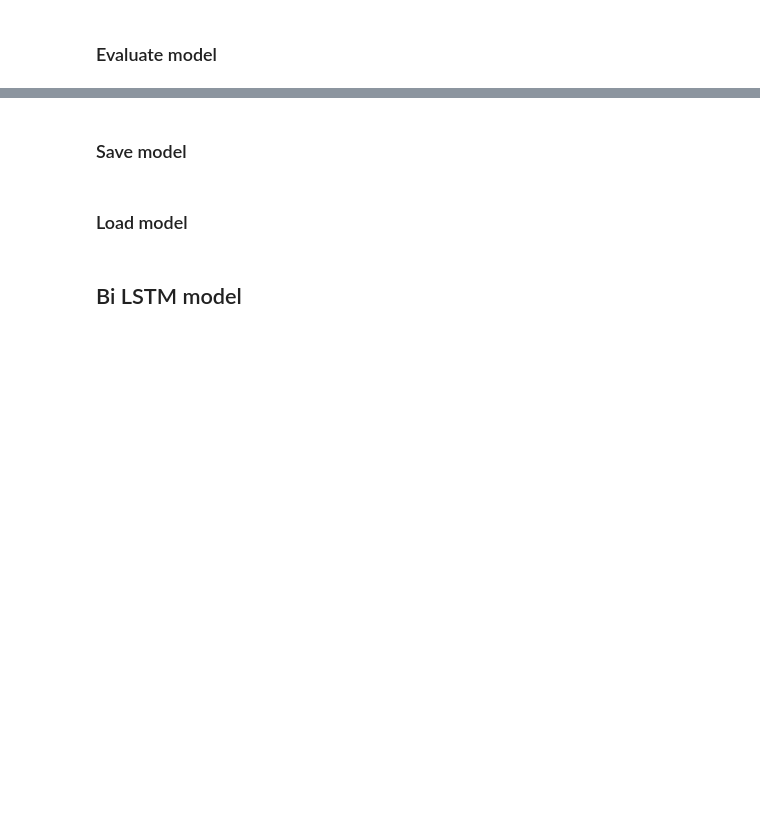
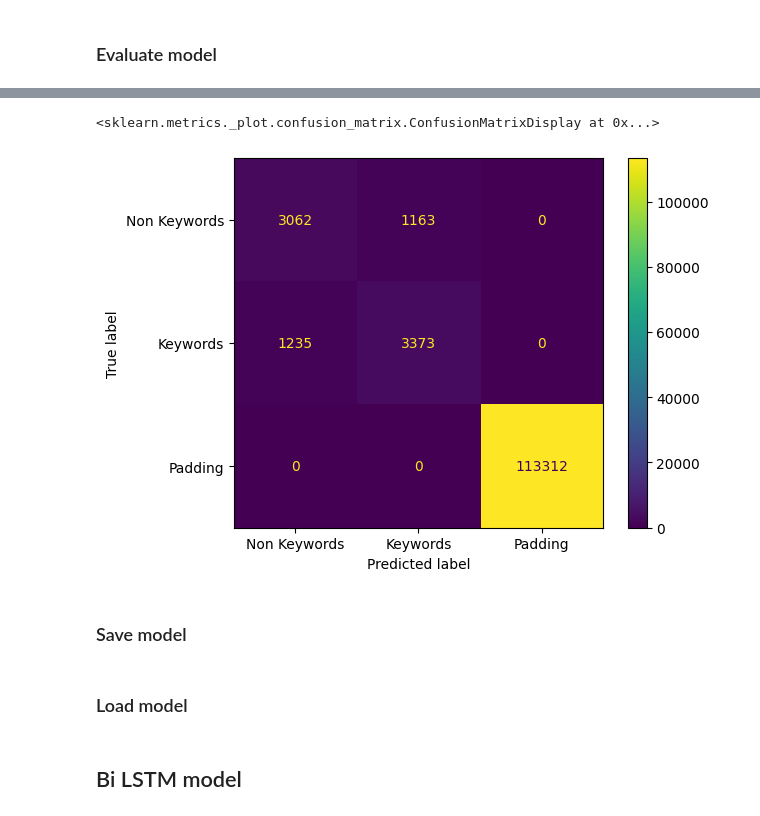
Before and after one commit to tpham1467/PBL7, a Jupyter notebook: NamTruong/preprocess.ipynb, the cells around one changed output, grey strips where cells are left out. Cells and saved outputs as stored; diff of their text form; code cells hidden in the pictures; blank space fills up the shorter version.

Commit message:
Train max model

```diff
--- a/NamTruong/preprocess.ipynb
+++ b/NamTruong/preprocess.ipynb
@@ -803,0 +819,2 @@ Accuracy: 0.9410020709037781
+# %%
+Y_pred_rnn = rnn_model.predict(X_test)
@@ -803,0 +823,7 @@ Accuracy: 0.9410020709037781
+# %%
+Y_pred_rnn_label = []
+for pred in Y_pred_rnn:
+    rnn_label = np.argmax(pred, axis = 1, out=None)
+    Y_pred_rnn_label.append(rnn_label)
+Y_pred_rnn_label = np.array(Y_pred_rnn_label)
+Y_pred_rnn_label
@@ -803,0 +838,7 @@ Accuracy: 0.9410020709037781
+# %%
+Y_test_rnn_label = []
+for test in Y_test:
+    label = np.argmax(test, axis = 1, out=None)
+    Y_test_rnn_label.append(label)
+Y_test_rnn_label = np.array(Y_test_rnn_label)
+Y_test_rnn_label
@@ -804,3 +853,9 @@ Accuracy: 0.9410020709037781
+# %%
+cm = confusion_matrix(Y_test_rnn_label.reshape(-1), Y_pred_rnn_label.reshape(-1))
+ConfusionMatrixDisplay(cm, display_labels=['Non Keywords', 'Keywords', 'Padding']).plot()
+# %% [output]
+<sklearn.metrics._plot.confusion_matrix.ConfusionMatrixDisplay at 0x...>
+[figure, added]
 # %% [markdown]
 ### Save model
 # %%
```
Also changed, not shown: parts of 51 cells of this notebook, 4 other files.
